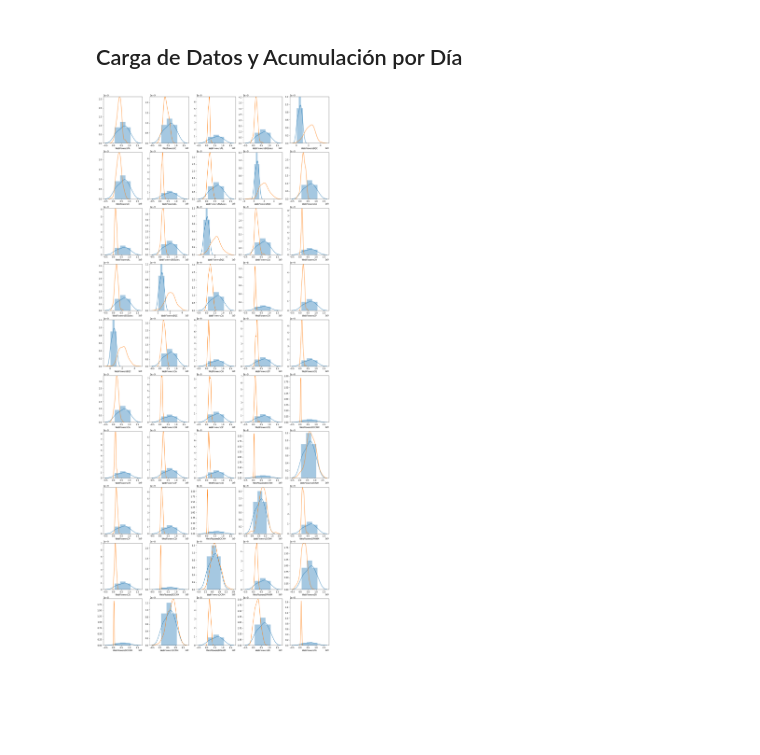
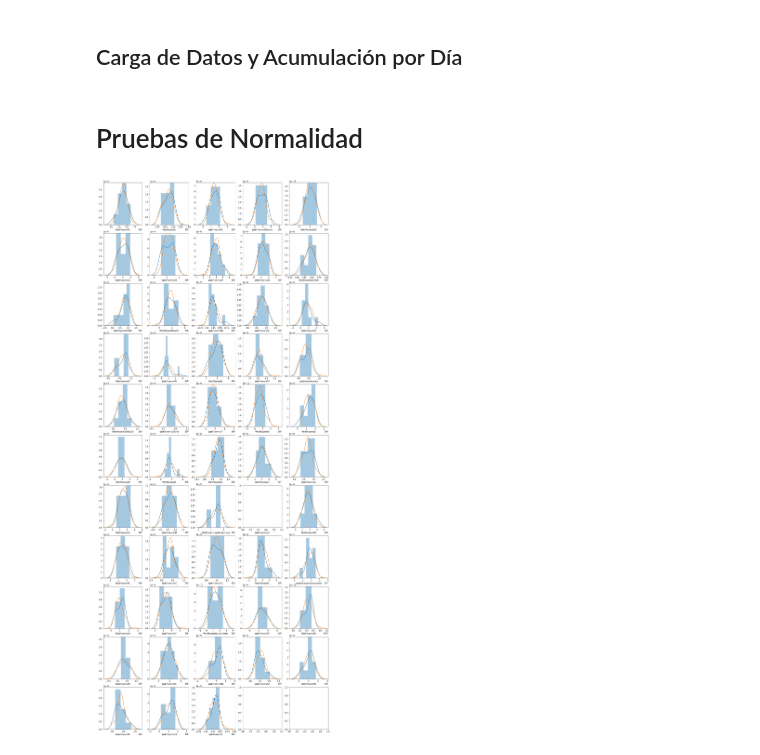
Before and after one commit to JuanLombana/MachineLearning, a Jupyter notebook: CloudLocation/Acumulados.ipynb, the cells around one changed output. Saved outputs shown, nothing was run; the diff lists cells and outputs as text; code cells hidden in the pictures; blank space fills up the shorter version.

```diff
--- a/CloudLocation/Acumulados.ipynb
+++ b/CloudLocation/Acumulados.ipynb
@@ -60,23 +60,35 @@ def obtenerDatosAcumulados(nombreEmpresa):
     total = np.append(total, [[9,accumNTO['9-'+nombreEmpresa].transpose()['total'][0]]],axis=0)
     total = np.append(total, [[10,accumNTO['10-'+nombreEmpresa].transpose()['total'][0]]],axis=0)
     acumm = pd.DataFrame(total,columns=['dia','acumulado'])
-    acumm.dropna(axis=0,how='any')
+    acumm = acumm.dropna(axis=0,how='any')
     return acumm
 # %%
 acumulados = {}
-for i in np.arange(0,51):
+totalizadoDia=pd.DataFrame(columns=[0,1,2,3,4,5,6,7,8,9])
+for i,r in assets.iterrows():
     company = assets.Name[i]
     Acumm = obtenerDatosAcumulados(company)
     acumulados[company]=Acumm
+    t = Acumm.transpose()[1:]
+    t.index = [company]
+    totalizadoDia = totalizadoDia.append(t)
+# %% [markdown]
+# Pruebas de Normalidad
 # %%
-fig, axs = plt.subplots(10,5,figsize=(20,50))
-for r in np.arange(0,10):
+fig, axs = plt.subplots(11,5,figsize=(20,50))
+for r in np.arange(0,11):
     for c in np.arange(0,5):
-        company = assets.Name[r+c]
-        m = acumulados[company].describe()['acumulado']['mean']
-        s = acumulados[company].describe()['acumulado']['std']
-        normal = np.random.normal(loc=m,scale=s,size=100)
-        sns.distplot((acumulados['WebFlowersLM']['acumulado']),ax=axs[r][c],axlabel=company)
-        sns.distplot(normal, hist=False,ax=axs[r][c]);
+        if(r*5+c < 53):
+            company = assets.Name[r*5+c]
+            axs[r][c].set_xlabel(company)
+            if(len(acumulados[company]['acumulado'])>1):
+                m = acumulados[company].describe()['acumulado']['mean']
+                s = acumulados[company].describe()['acumulado']['std']
+                #data=acumulados[company].apply(lambda x: (x.acumulado-m)/s,axis=1)
+                #normal = np.random.normal(size=100)
+                data = acumulados[company]['acumulado']
+                normal = np.random.normal(loc=m,scale=s,size=100)
+                sns.distplot(data,ax=axs[r][c],axlabel=False)
+                sns.distplot(normal, hist=False,ax=axs[r][c])
 # %% [output]
-[figure, old version]
+[figure, new version]
```
Also changed, not shown: parts of 10 cells of this notebook, 1 other file.
